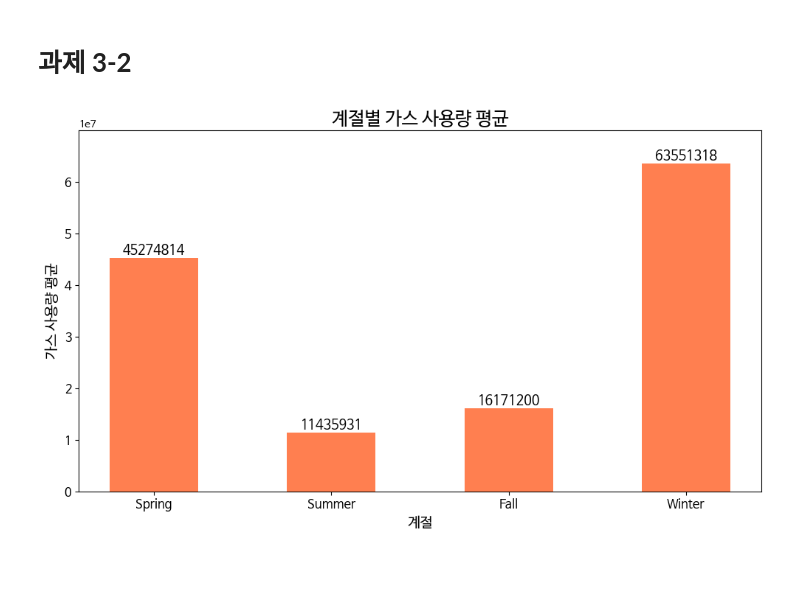
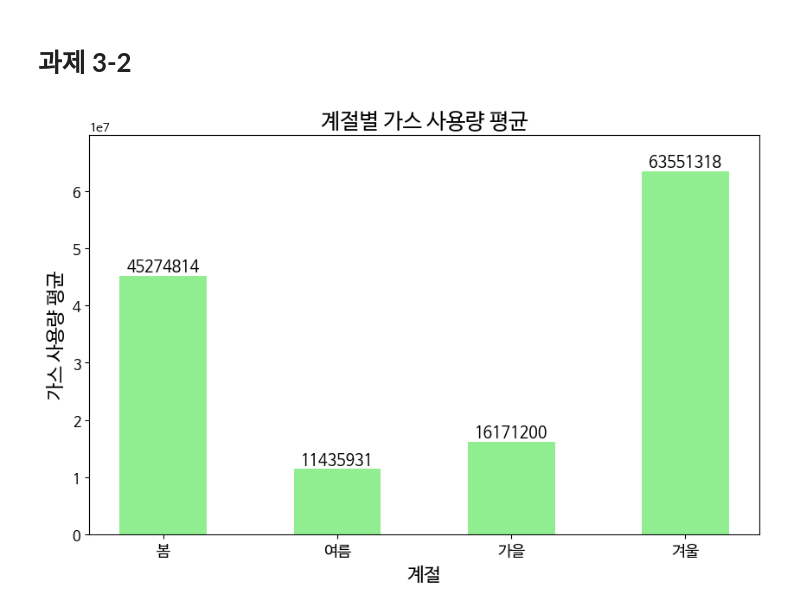
Before and after one commit to imksp/Data-Analysis-with-Open-Source, a Jupyter notebook: assignment.ipynb, the cells around one changed output. Saved outputs shown, nothing was run; the diff lists cells and outputs as text; code cells hidden in the pictures; blank space fills up the shorter version.

```diff
--- a/assignment.ipynb
+++ b/assignment.ipynb
@@ -119,10 +119,10 @@ print(df.head())  # 상위 5개 행 출력
 # %%
 # 월 → 계절 매핑 딕셔너리
 season_map = {
-    12: 'Winter', 1: 'Winter', 2: 'Winter',
-    3: 'Spring', 4: 'Spring', 5: 'Spring',
-    6: 'Summer', 7: 'Summer', 8: 'Summer',
-    9: 'Fall', 10: 'Fall', 11: 'Fall'
+    12: '겨울', 1: '겨울', 2: '겨울',
+    3: '봄', 4: '봄', 5: '봄',
+    6: '여름', 7: '여름', 8: '여름',
+    9: '가을', 10: '가을', 11: '가을'
 }
 
 # MON 컬럼이 문자열이면 정수로 변환
@@ -174,32 +173,30 @@ plt.show()
 # %%
 import matplotlib.pyplot as plt
 import pandas as pd
 
 # 계절별 평균 가스 사용량 계산
 season_gas_mean = df.groupby('SEASON')['GUS'].mean().reset_index()
 season_gas_mean['GUS'] = season_gas_mean['GUS'].astype(float)
 
 # 계절 순서 정렬
-season_order = ['Spring', 'Summer', 'Fall', 'Winter']
+season_order = ['봄', '여름', '가을', '겨울']
 season_gas_mean = season_gas_mean.set_index('SEASON').loc[season_order].reset_index()
 
 # 시각화
 fig, ax = plt.subplots(figsize=(10, 6))
-bars = ax.bar(season_gas_mean['SEASON'], season_gas_mean['GUS'], color='coral', width=0.5)
+bars = ax.bar(season_gas_mean['SEASON'], season_gas_mean['GUS'], color='lightgreen', width=0.5)
 
 # 막대 위에 수치 표시
 ax.bar_label(bars, fmt='%d', fontsize=13)
 
 # 그래프 꾸미기
 ax.set_title('계절별 가스 사용량 평균', fontsize=18)
-ax.set_xlabel('계절', fontsize=14)
-ax.set_ylabel('가스 사용량 평균', fontsize=14)
-ax.tick_params(axis='x', labelsize=12)
+ax.set_xlabel('계절', fontsize=16)
+ax.set_ylabel('가스 사용량 평균', fontsize=16)
+ax.tick_params(axis='x', labelsize=13)
 ax.tick_params(axis='y', labelsize=12)
-fig_height = season_gas_mean['GUS'].max()# 바깥 박스와 막대가 너무 붙어서
-ax.set_ylim(0, fig_height * 1.1)# 바깥 박스와 막대가 너무 붙어서
-plt.tight_layout()
-plt.savefig('season_gas_mean_matplotlib.png')
+season_gas_mean_max = season_gas_mean['GUS'].max()# 바깥 박스와 막대가 너무 붙어서
+ax.set_ylim(0, season_gas_mean_max * 1.1)# 바깥 박스와 막대가 너무 붙어서
 plt.show()
 # %% [output]
-[figure, old version]
+[figure, new version]
```
Also changed, not shown: parts of 4 cells of this notebook.
